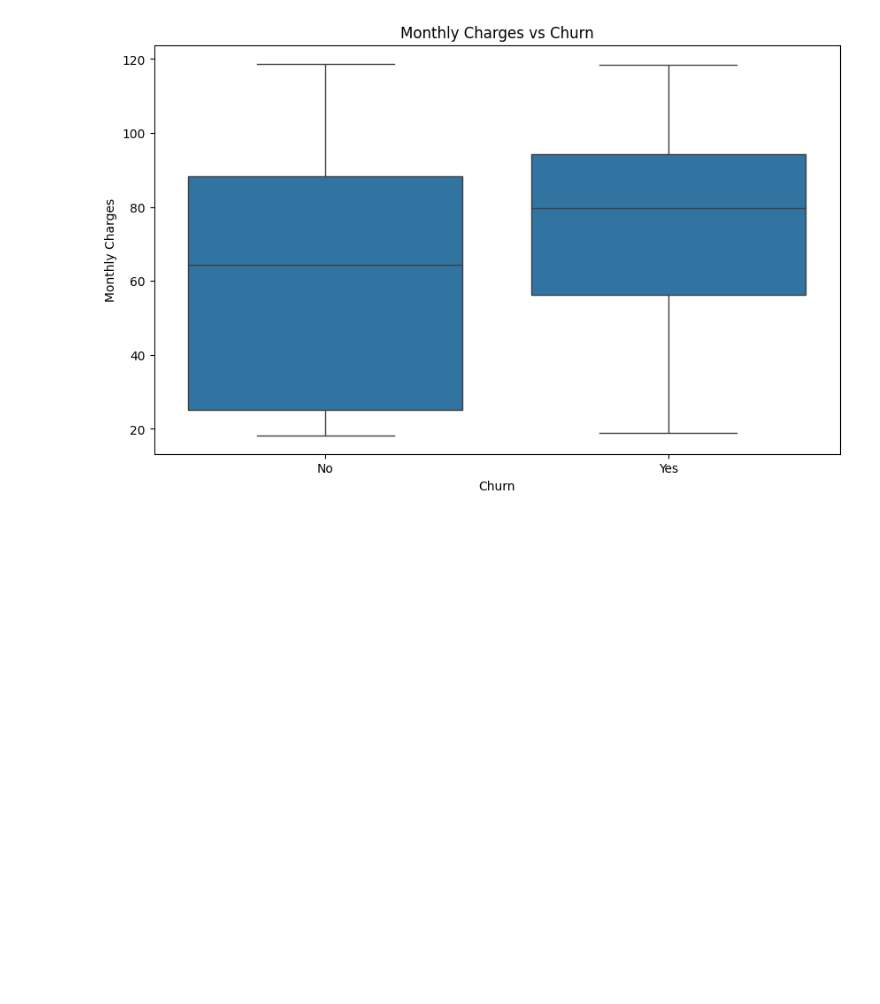
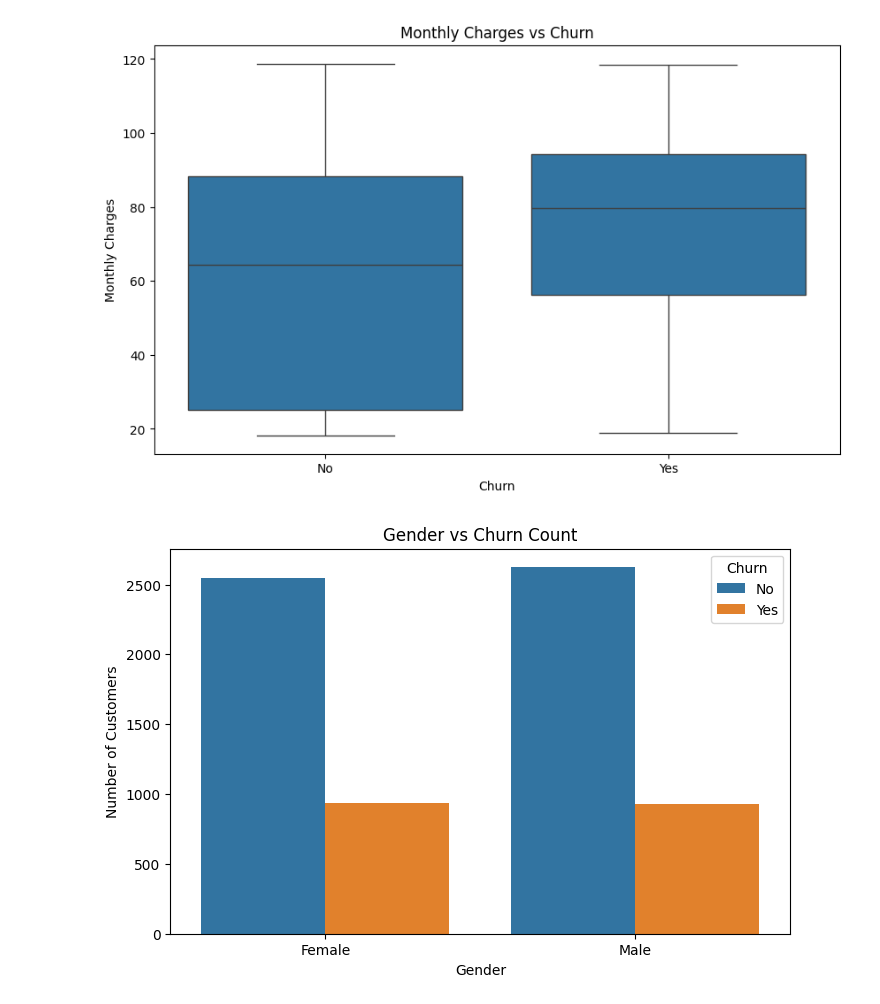
Before and after one commit to stanleyotieno1/Data-analysis-assignment, a Jupyter notebook: Jupyter-files/churn.ipynb, the cells around one changed output. Saved outputs shown, nothing was run; the diff lists cells and outputs as text; code cells hidden in the pictures; blank space fills up the shorter version.

Commit message:
Change: Data visualization

```diff
--- a/Jupyter-files/churn.ipynb
+++ b/Jupyter-files/churn.ipynb
@@ -161,3 +166,12 @@ plt.ylabel('Monthly Charges')
 plt.show()
 # %% [output]
 [figure]
+# %%
+plt.figure(figsize=(8, 5))
+sns.countplot(data=customer_df, x='gender', hue='Churn')
+plt.title("Gender vs Churn Count")
+plt.xlabel("Gender")
+plt.ylabel("Number of Customers")
+plt.show()
+# %% [output]
+[figure, added]
```
Also changed, not shown: parts of 3 cells of this notebook.
